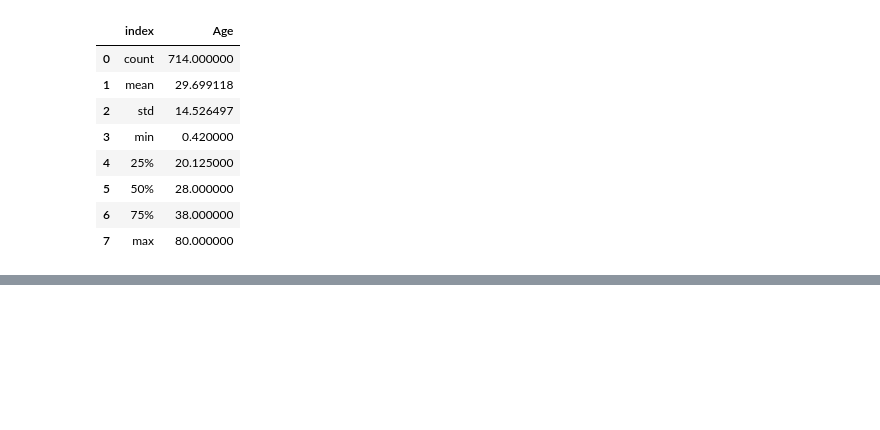
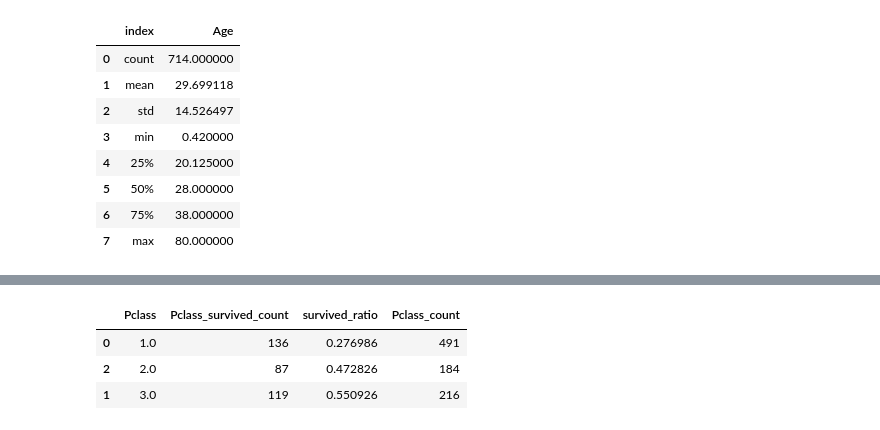
Before and after one commit to Adikhaire/Titanic-Machine-Learning-, a Jupyter notebook: Project_Titanic.ipynb, the cells around one changed output, grey strips where cells are left out. Cells and saved outputs as stored; diff of their text form; code cells hidden in the pictures; blank space fills up the shorter version.

```diff
--- a/Project_Titanic.ipynb
+++ b/Project_Titanic.ipynb
@@ -109,0 +160,16 @@ S
+# %%
+df_pclass = df_train.Pclass.value_counts().reset_index()
+df_pclass.columns = ['Pclass','Pclass_count']
+df_pclass.sort_values(by='Pclass',inplace=True)
+df_pclass
+df_survived_plcass  = df_train.Pclass[df_train.Survived == 1.0].value_counts().reset_index()
+df_survived_plcass.columns = ['Pclass','Pclass_survived_count']
+df_survived_plcass.sort_values(by='Pclass',inplace=True)
+df_survived_plcass['survived_ratio'] = df_survived_plcass['Pclass_survived_count']/df_pclass['Pclass_count']
+df_survived_plcass['Pclass_count'] = df_pclass['Pclass_count']
+df_survived_plcass
+# %% [output]
+|  | Pclass | Pclass_survived_count | survived_ratio | Pclass_count |
+| 0 | 1.0 | 136 | 0.276986 | 491 |
+| 2 | 2.0 | 87 | 0.472826 | 184 |
+| 1 | 3.0 | 119 | 0.550926 | 216 |
```
Also changed, not shown: parts of 18 cells of this notebook.
